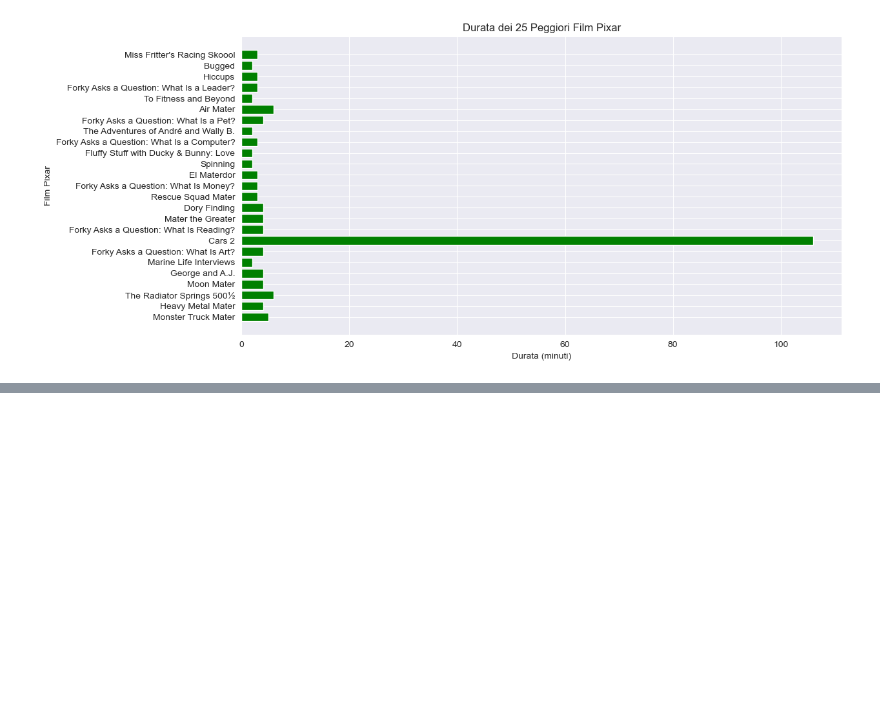
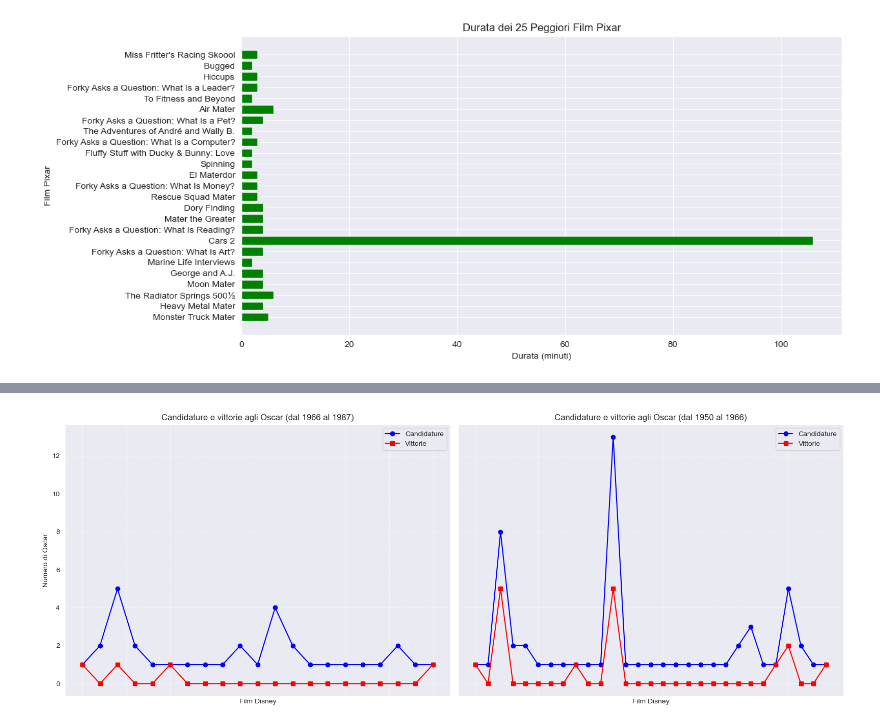
Before and after one commit to DavideGiordano77/MainDirectory, a Jupyter notebook: Solutions/cartoon.ipynb, the cells around one changed output, grey strips where cells are left out. Cells and saved outputs as stored; diff of their text form; code cells hidden in the pictures; blank space fills up the shorter version.

```diff
--- a/Solutions/cartoon.ipynb
+++ b/Solutions/cartoon.ipynb
@@ -247,0 +282,42 @@ plt.show()
+# %%
+# Merge tra film e studios per identificare quelli prodotti dalla Disney
+movies_studios = pd.merge(movies, studios, on="id", how="left")
+movies_studios["studio"] = movies_studios["studio"].apply(lambda x: "Disney" if "disney" in str(x).lower() else x)
+disney_movies = movies_studios[movies_studios["studio"] == "Disney"]
+
+# Filtrare i film Disney candidati e vincitori agli Oscar dal 2002 in poi
+disney_oscar_awards = oscar_awards[(oscar_awards["film"].isin(disney_movies["name"])) & (oscar_awards["year_film"] >= 1966) & (oscar_awards["year_film"] <= 1987)]
+oscar_counts = disney_oscar_awards.groupby("film")["winner"].agg(["count", "sum"]).reset_index()
+oscar_counts.columns = ["Film", "Candidature", "Vittorie"]
+
+# Filtrare i film Disney candidati e vincitori agli Oscar prima del 1960
+disney_oscar_awards_old = oscar_awards[(oscar_awards["film"].isin(disney_movies["name"])) & (oscar_awards["year_film"] >= 1955) & (oscar_awards["year_film"] <= 1966)]
+oscar_counts_old = disney_oscar_awards_old.groupby("film")["winner"].agg(["count", "sum"]).reset_index()
+oscar_counts_old.columns = ["Film", "Candidature", "Vittorie"]
+
+# Creazione del grafico con due subplot
+fig, ax = plt.subplots(1, 2, figsize=(16, 6), sharey=True)
+
+# Grafico per il periodo dal 2002 in poi
+ax[0].plot(oscar_counts["Candidature"], marker='o', linestyle='-', color='blue', label="Candidature")
+ax[0].plot(oscar_counts["Vittorie"], marker='s', linestyle='-', color='red', label="Vittorie")
+ax[0].set_xlabel("Film Disney")
+ax[0].set_ylabel("Numero di Oscar")
+ax[0].set_title("Candidature e vittorie agli Oscar (dal 1966 al 1987)")
+ax[0].tick_params(axis='x', which='both', bottom=False, top=False, labelbottom=False)
+ax[0].legend()
+ax[0].grid(True, linestyle='--', alpha=0.6)
+
+# Grafico per il periodo prima del 1960
+ax[1].plot(oscar_counts_old["Candidature"], marker='o', linestyle='-', color='blue', label="Candidature")
+ax[1].plot(oscar_counts_old["Vittorie"], marker='s', linestyle='-', color='red', label="Vittorie")
+ax[1].set_xlabel("Film Disney")
+ax[1].set_title("Candidature e vittorie agli Oscar (dal 1950 al 1966)")
+ax[1].tick_params(axis='x', which='both', bottom=False, top=False, labelbottom=False)
+ax[1].legend()
+ax[1].grid(True, linestyle='--', alpha=0.6)
+
+plt.tight_layout()
+plt.show()
+# %% [output]
+[figure, added]
```
Also changed, not shown: parts of 11 cells of this notebook.
